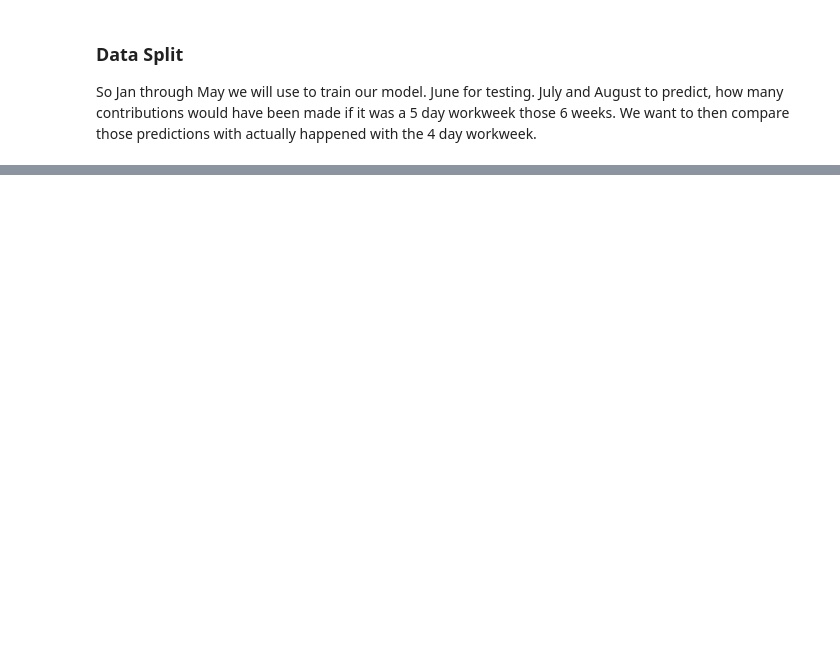
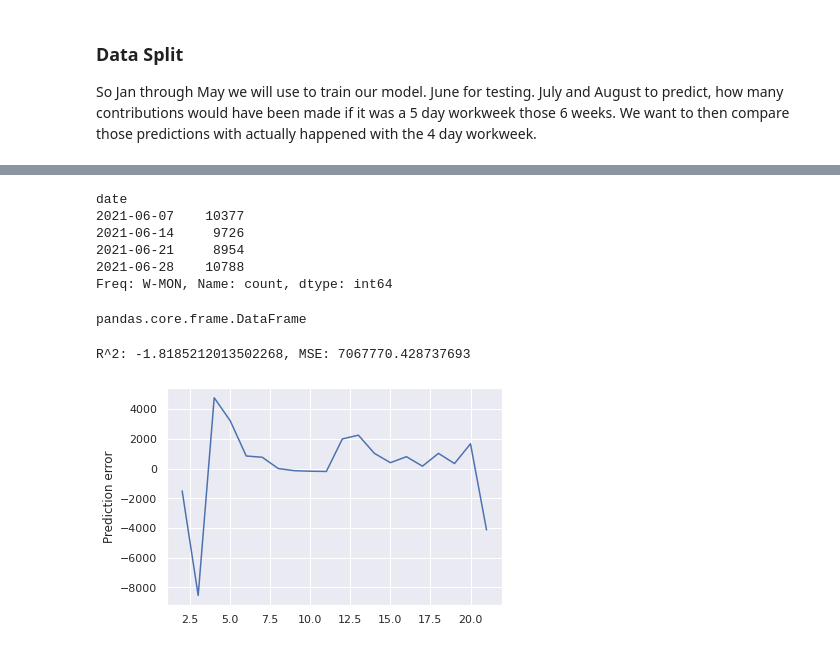
Before and after one commit to anastasia-pashkova/TDI_capstone, a Jupyter notebook: FINAL/aap_capstone_data_analysis_model.ipynb, the cells around one changed output, grey strips where cells are left out. Saved outputs shown, nothing was run; the diff lists cells and outputs as text; code cells hidden in the pictures; blank space fills up the shorter version.

Commit message:
attemp to get ARIMA to work

```diff
--- a/FINAL/aap_capstone_data_analysis_model.ipynb
+++ b/FINAL/aap_capstone_data_analysis_model.ipynb
@@ -500,0 +526,33 @@ ser_company_test = df_all_users_weekly_test_june.iloc[:,0]
+# %%
+# compared to, converted to Data Series
+ser_company_test
+# %% [output]
+date
+2021-06-07    10377
+2021-06-14     9726
+2021-06-21     8954
+2021-06-28    10788
+Freq: W-MON, Name: count, dtype: int64
+# %%
+ser_company_train = ser_company_train.reset_index()
+# %%
+type(ser_company_train)
+# %% [output]
+pandas.core.frame.DataFrame
+# %%
+### ARIMA 211 - gives bad results
+
+arima211 = pm.ARIMA((2,1,1), suppress_warnings=True)
+arima211.fit(ser_company_train)
+
+predictions = arima211.predict_in_sample()
+
+plt.plot(predictions[2:] - ser_company_train[2:]);
+plt.ylabel("Prediction error")
+
+r2 = r2_score(predictions[2:], ser_company_train[2:])
+mse = mean_squared_error(predictions[2:], ser_company_train[2:])
+print("R^2: {}, MSE: {}".format(r2, mse))
+# %% [output]
+R^2: -1.8185212013502268, MSE: 7067770.428737693
+[figure, added]
```
Also changed, not shown: parts of 26 cells of this notebook, 1 other file.
